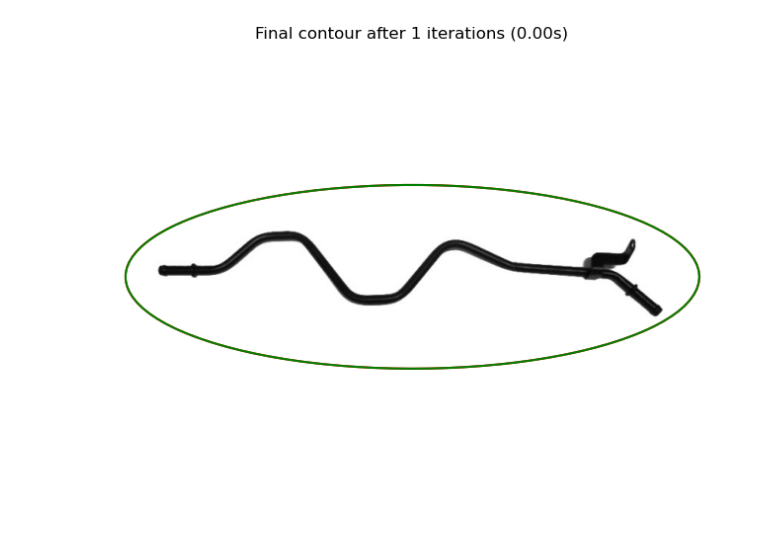
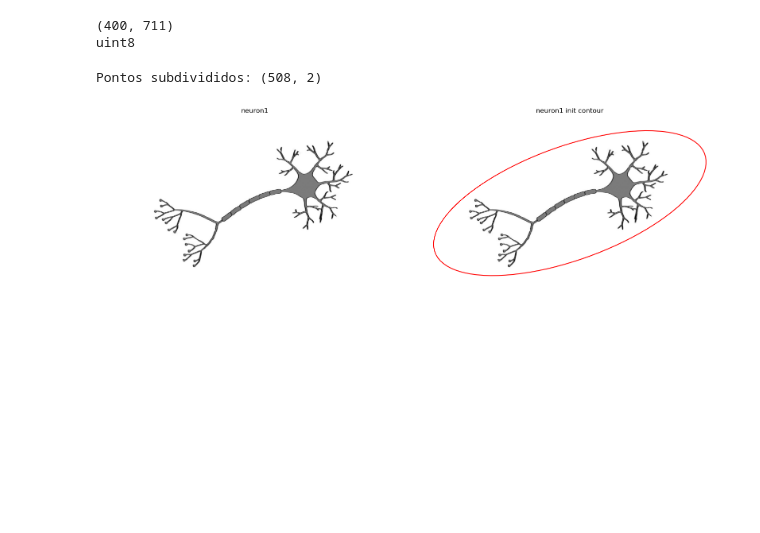
Before and after one commit to shh4und/snakes, a Jupyter notebook: 2D/snake.ipynb, the cells around one changed output. Drawn from its saved outputs; the diff is of its cells as text; code cells hidden in the pictures; blank space fills up the shorter version.

```diff
--- a/2D/snake.ipynb
+++ b/2D/snake.ipynb
@@ -348,7 +317,7 @@ metal1_params = SnakeParams(
     sigma=5.0,  # Less blur
     kb=10.0,  # Weaker balloon force
     sb=50.0,  # More smoothing
-    max_iter=3000,
+    max_iter=6000,
     verbose=True,
     cubic_spline_refinement=True,
     vfc_ksize=15,
@@ -368,5 +337,47 @@ plt.plot(v_final[:, 0], v_final[:, 1], "g-")
 plt.title(f"Final contour after {iters} iterations ({duration:.2f}s)")
 plt.axis("off")
 plt.show()
-# %% [output]
-[figure, removed]
+# %%
+# Load and display image
+neuron1_image_path = "./neurons/neuron1.jpg"
+neuron1 = cv2.imread(neuron1_image_path, 0)  # Read as grayscale
+neuron1 = resize_with_aspect_ratio(neuron1, height=400)
+print(neuron1.shape)
+print(neuron1.dtype)
+# %% [output]
+(400, 711)
+uint8
+# %%
+# Parâmetros da elipse
+center = (neuron1.shape[1] // 2, neuron1.shape[0] // 2)  # Centro em (x, y)
+semi_major = 130      # Semi-eixo maior
+semi_minor = 330      # Semi-eixo menor
+angle = 7*np.pi/18   # Rotação de 45 graus
+num_points = 100     # Número de pontos
+
+# Gerar contorno elíptico
+neuron1_V_elipse = init_elipse(center, semi_major, semi_minor, angle, num_points)
+
+neuron1_V_circle = init_circle(
+    (neuron1.shape[1] // 2 - 3, neuron1.shape[0] // 2 - 50), 370, num_points=50
+)
+subdivision_k = 3
+neuron1_V_subdivided = subdivision(neuron1_V_elipse, k=subdivision_k)
+print("Pontos subdivididos:", neuron1_V_subdivided.shape)
+neuron1_v_init = neuron1_V_subdivided
+# %% [output]
+Pontos subdivididos: (508, 2)
+# %%
+# Display initial contour
+fig, (ax1, ax2) = plt.subplots(1, 2, figsize=(16, 8))
+ax1.imshow(neuron1, cmap="gray")
+ax1.set_title("neuron1")
+ax1.axis("off")
+ax2.imshow(neuron1, cmap="gray")
+ax2.set_title("neuron1 init contour")
+ax2.plot(neuron1_v_init[:, 0], neuron1_v_init[:, 1], "r-")
+ax2.axis("off")
+plt.tight_layout()
+plt.show()
+# %% [output]
+[figure, added]
```
Also changed, not shown: parts of 15 cells of this notebook.
